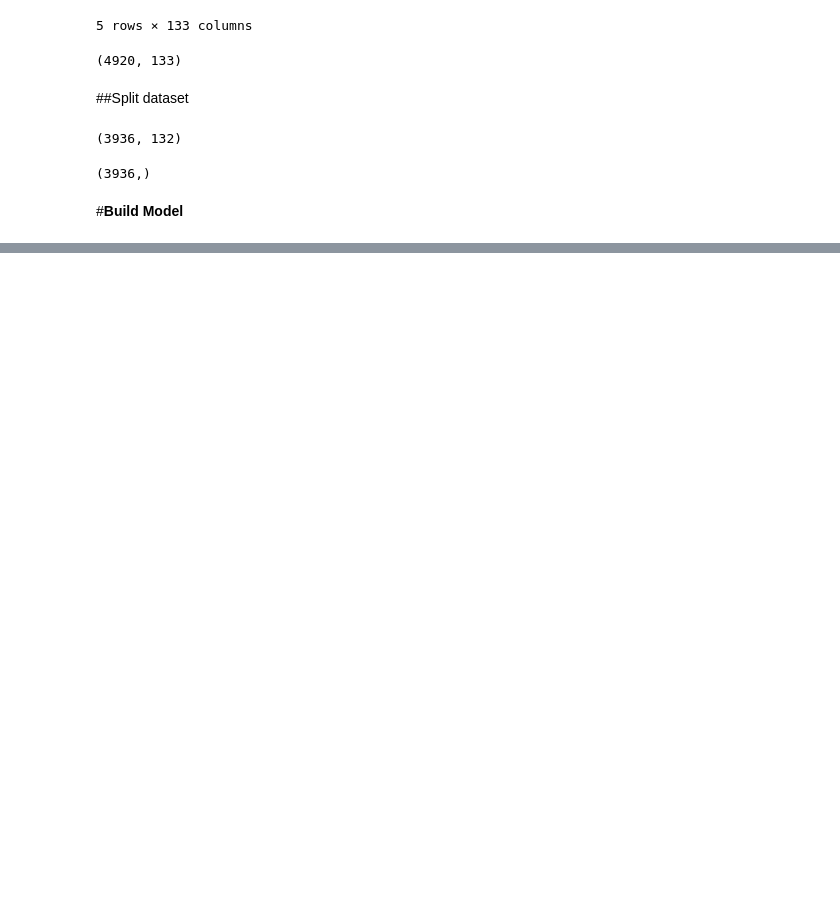
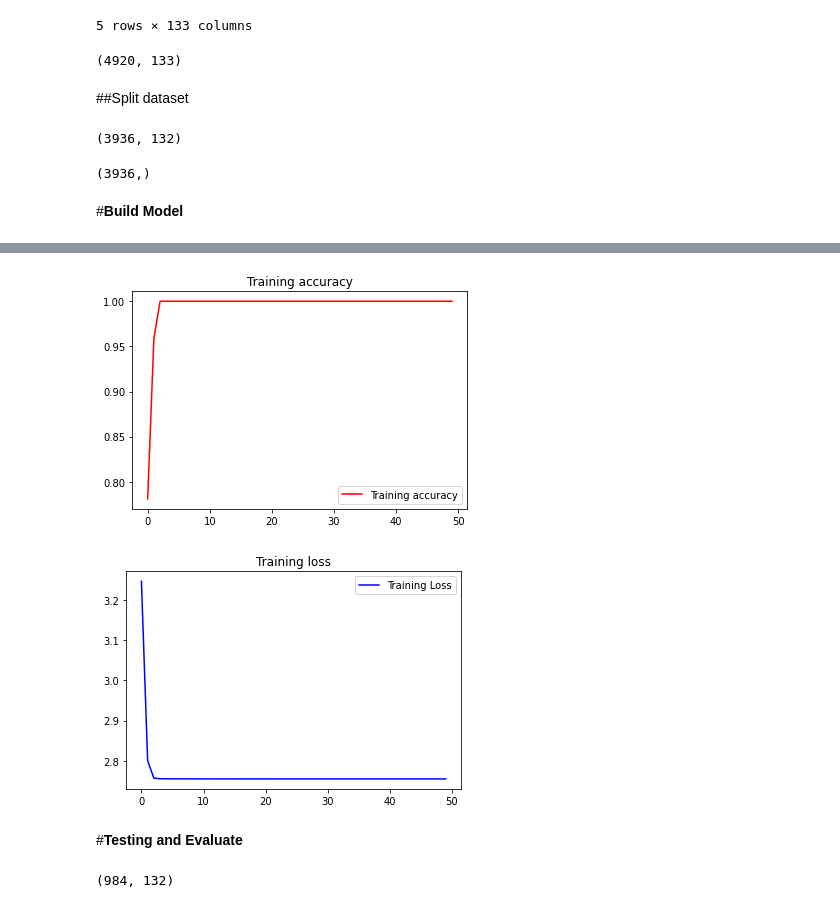
Before and after one commit to meidianarahmawati/mlt2hc7, a Jupyter notebook: Disease_Diagnosis.ipynb, the cells around one changed output, grey strips where cells are left out. Cells and saved outputs as stored; diff of their text form; code cells hidden in the pictures; blank space fills up the shorter version.

```diff
--- a/Disease_Diagnosis.ipynb
+++ b/Disease_Diagnosis.ipynb
@@ -394,8 +395,7 @@ y_train.shape
 model = tf.keras.Sequential([keras.layers.Dense(units=1, input_shape=[17])])
 # %%
 model_2 = tf.keras.models.Sequential([
-                                    tf.keras.layers.Flatten(),
-                                    tf.keras.layers.Dense(512, activation=tf.nn.relu),
+                                    tf.keras.layers.Dense(512,input_shape=[132], activation=tf.nn.relu),
                                     tf.keras.layers.Dense(256, activation=tf.nn.relu),
                                     tf.keras.layers.Dense(41, activation=tf.nn.softmax)
                                     ])
@@ -425,0 +444,29 @@ Epoch 50/50
+# %%
+# Visualize Loss & Accuracy
+
+%matplotlib inline
+import matplotlib.pyplot as plt
+acc = history.history['accuracy']
+loss = history.history['loss']
+
+epochs = range(len(acc))
+
+plt.plot(epochs, acc, 'r', label='Training accuracy')
+plt.title('Training accuracy')
+plt.legend()
+plt.figure()
+
+plt.plot(epochs, loss, 'b', label='Training Loss')
+plt.title('Training loss')
+plt.legend()
+
+plt.show()
+# %% [output]
+[figure, added]
+[figure, added]
+# %% [markdown]
+#**Testing and Evaluate**
+# %%
+X_test.shape
+# %% [output]
+(984, 132)
```
Also changed, not shown: parts of 7 cells of this notebook.
